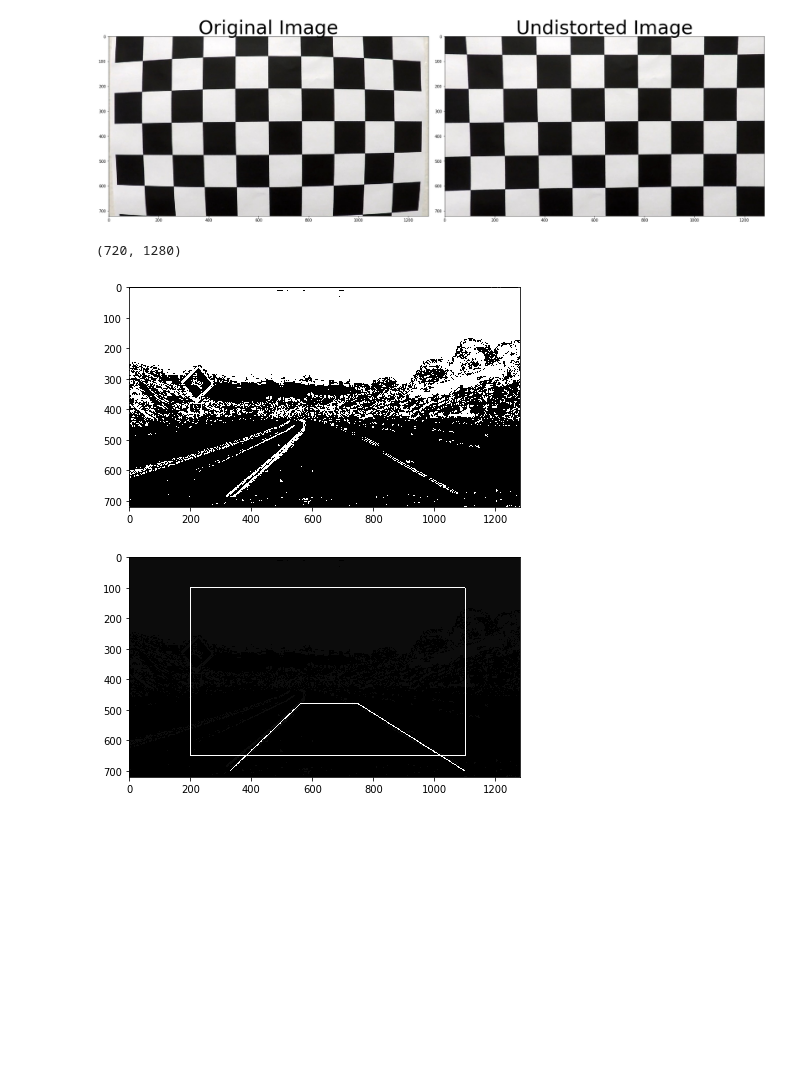
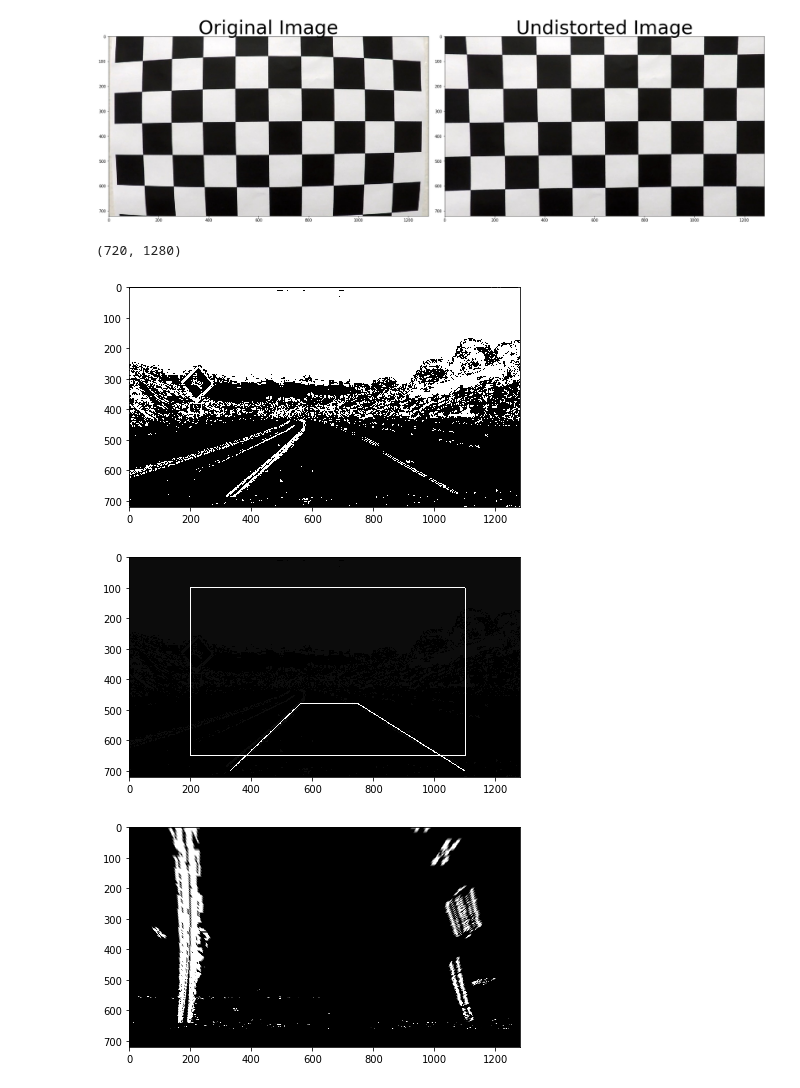
Before and after one commit to chmod600/carnd1-project4, a Jupyter notebook: pipeline.ipynb, the cells around one changed output. Drawn from its saved outputs; the diff is of its cells as text; code cells hidden in the pictures; blank space fills up the shorter version.

```diff
--- a/pipeline.ipynb
+++ b/pipeline.ipynb
@@ -175,31 +175,33 @@ binary_color_combined[((combined == 1) | (s_binary == 1))] = 1
 # print_image(thres_test1)
 # print_gray_image(gradx)
 # print_gray_image(grady)
 # print_gray_image(mag_binary)
 # print_gray_image(dir_binary)
 # print_gray_image(combined)
 # print_gray_image(s_binary)
 print_gray_image(binary_color_combined)
 print(binary_color_combined.shape)
 
 # Use binary_color_combined for perspective transform
 binary_color_combined_orig = np.copy(binary_color_combined)
 src_points = np.int32([[560, 480], [750, 480], [1100, 700], [330, 700]])
 dst_points = np.int32([[200, 100], [1100, 100], [1100, 650], [200, 650]])
 src_points = src_points.reshape((-1,1,2))
 dst_points = dst_points.reshape((-1,1,2))
 cv2.polylines(binary_color_combined, [src_points], True, (20, 20, 20), 2)
 cv2.polylines(binary_color_combined, [dst_points], True, (20, 20, 20), 2)
 print_gray_image(binary_color_combined)
 
 
 # start warping the image
 src_points = np.float32([[560, 480], [750, 480], [1100, 700], [330, 700]])
 dst_points = np.float32([[200, 100], [1100, 100], [1100, 650], [200, 650]])
 M = cv2.getPerspectiveTransform(src_points, dst_points)
 img_size = (binary_color_combined_orig.shape[1], binary_color_combined_orig.shape[0])
-warped = cv2.warpPerspective(undist, M, img_size)
+warped = cv2.warpPerspective(binary_color_combined_orig, M, img_size)
+print_gray_image(warped)
 # %% [output]
 (720, 1280)
 [figure]
 [figure]
+[figure, added]
```
